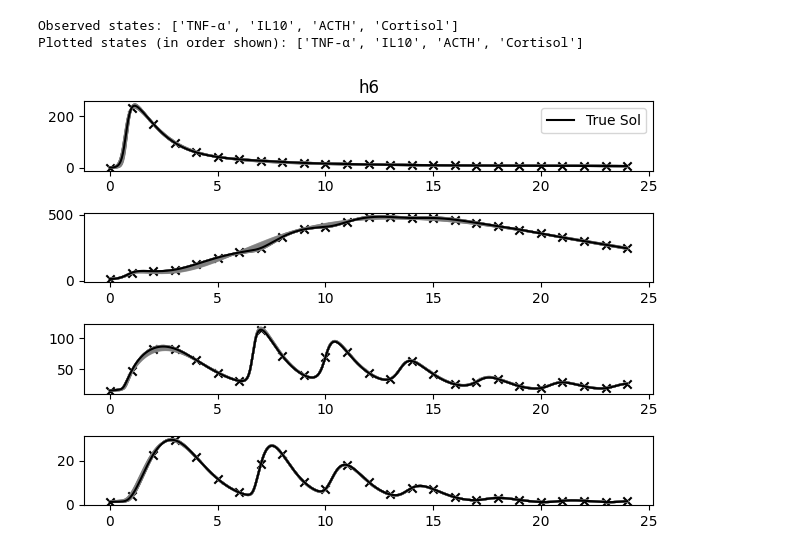
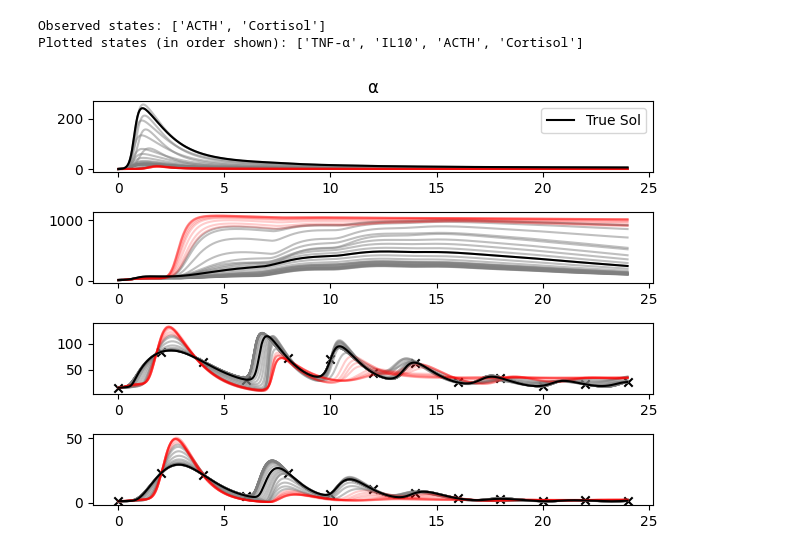
Before and after one commit to aayres22/ITIS_Analysis, a Jupyter notebook: PL_unpack.ipynb, the cells around one changed output. Drawn from its saved outputs; the diff is of its cells as text; code cells hidden in the pictures.

Commit message:
Generated PL_12 curves with alpha bounds forced

```diff
--- a/PL_unpack.ipynb
+++ b/PL_unpack.ipynb
@@ -138,7 +168,7 @@ print("Plotted states (in order shown):",[stateTitles[i] for i in output_ids])
 param_log, IC = get_nominal_param()
 dt = .05
 t_data = np.arange(0,24+dt,dt)
-par = 0
+par = 9
 true_sol = ITIS_modelcall(param_log[0],t_data,0,output_ids,param_log,IC)
 n_states = 0
 
@@ -155,33 +185,33 @@ for j in range(1):#(len(param_ids1)): ##Can be expanded to run all identifiable
 
             #NEED TO LOOK INTO HOW CIS CALCULATED. VALUES NOT AGREEING RN
             if J_save1[par,i] < critical_value+np.min(J_save1[par,:]):
                 axs[k].plot(t_data,sol[:,k], color = 'gray', alpha = .5)
             # elif param_global_all2[par] - 5*half_width[par] < param_in < param_global_all2[par] + 5*half_width[par]:
             #     axs[k].plot(t_data,sol[:,k], color = 'red', alpha = 0.2)
             else:
                 axs[k].plot(t_data,sol[:,k], color = 'red', alpha = .2)
 
         if obs_bool[k]:
             axs[k].scatter(t_data1,y_data1[:,n_states], marker = 'x', color = 'k')
             n_states += 1
         opt_sol = ITIS_modelcall(param_global_all1[par],t_data, param_ids1[par],output_ids,param_log,IC)
 
 
         # bound_u = ITIS_modelcall(param_global_all1[par] + half_width[par],t_data, param_ids1[par],output_ids,param_log,IC)
         # axs[k].plot(t_data, bound_l[:,k], color = 'cyan', label = 'Upper bound')
 
         axs[k].plot(t_data,true_sol[:,k], color = 'k', label = 'True Sol')
 
         # bound_l = ITIS_modelcall(param_global_all1[par] - half_width[par],t_data, param_ids1[par],output_ids,param_log,IC)
         # axs[k].plot(t_data, bound_l[:,k], color = 'blue', label = 'Lower bound')
 
     axs[0].set_title(param_titles[param_ids1[par]])
     axs[0].legend()
     #par+=1
 fig.tight_layout()
-plt.savefig('FIGS\\Cases\\' + param_titles[param_ids1[par]] + '_' + D + dpoints + N + '.png')
+#plt.savefig('FIGS\\Cases\\' + param_titles[param_ids1[par]] + '_' + D + dpoints + N + '.png')
 plt.show()
 # %% [output]
-Observed states: ['TNF-α', 'IL10', 'ACTH', 'Cortisol']
+Observed states: ['ACTH', 'Cortisol']
 Plotted states (in order shown): ['TNF-α', 'IL10', 'ACTH', 'Cortisol']
-[figure, old version]
+[figure, new version]
```
Also changed, not shown: parts of 1 cell of this notebook, 15 other files.
